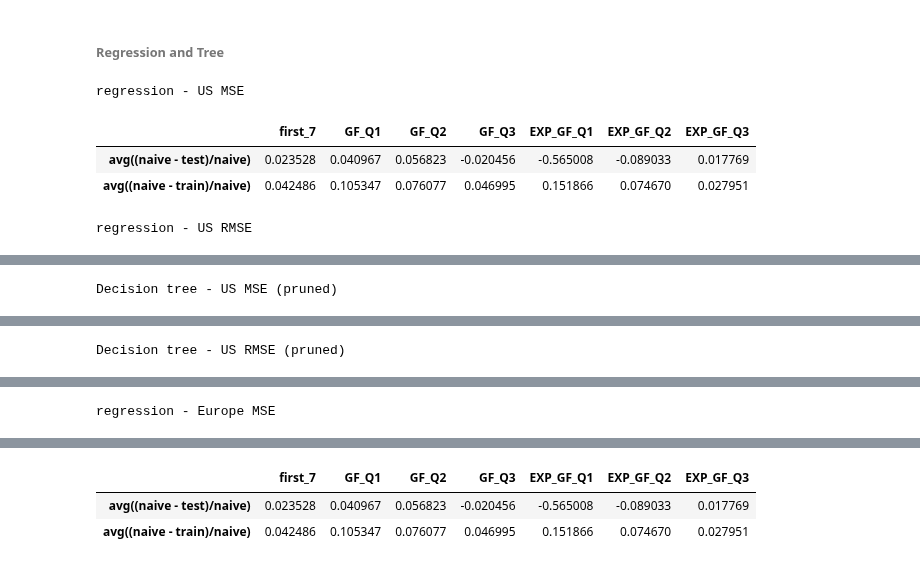
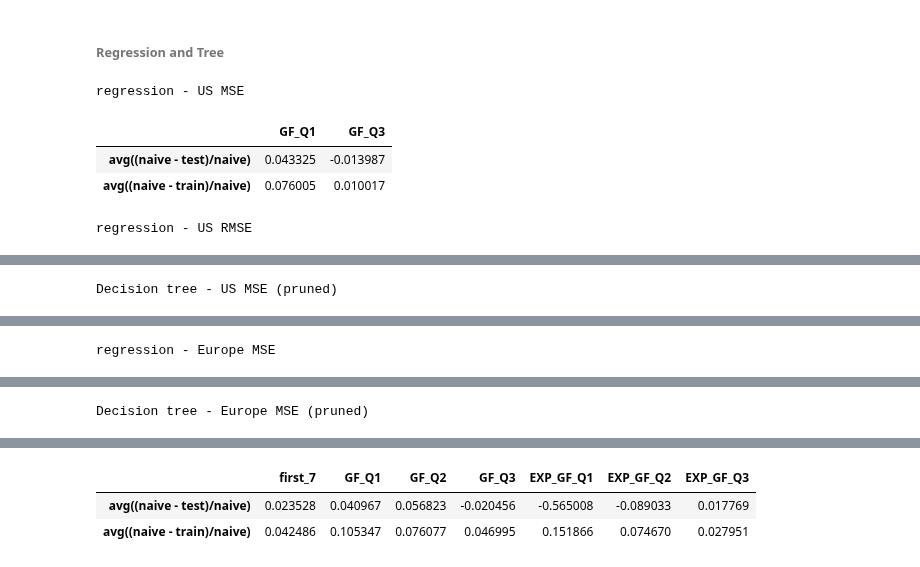
Before and after one commit to hopl1t/covid19, a Jupyter notebook: notebooks/regression_and_tree.ipynb, the cells around one changed output, grey strips where cells are left out. Drawn from its saved outputs; the diff is of its cells as text; code cells hidden in the pictures.

Commit message:
Added new features and adjusted-gf to regression_and_tree

```diff
--- a/notebooks/regression_and_tree.ipynb
+++ b/notebooks/regression_and_tree.ipynb
@@ -259,20 +295,4 @@ Some of the Province_State are nans (Not all countries have provinces)
 # %%
-hopkins_confirmed = pd.read_pickle(PICKLE_PATH)
-nan_countries = []
-nan_first_7 = []
-for column in hopkins_confirmed.columns:
-    any_nan = hopkins_confirmed[column].loc[:, 'data'].isna().any()
-    nulls = hopkins_confirmed[column].loc[:, 'data'].isna().tolist()
-    if any_nan:
-        size = len([nul for nul in nulls if nul])
-        print('{0}: {1}, {2}'.format(column, any_nan, size))
-        for i in range(len(nulls)):
-            if column == 'Country_Region':
-                nc = hopkins_confirmed['Country_Region'].index[i][0]
-                nan_countries.append(nc)
-            if column == 'first_7':
-                nc = hopkins_confirmed['first_7'].index[i][0]
-                nan_first_7.append(nc)
 # hopkins_confirmed.drop(nan_first_7, level=0, inplace=True) # This was removed because it was buggy. the dropna is better and robust
 hopkins_confirmed['Province_State'] = hopkins_confirmed['Province_State'].fillna('')
 hopkins_confirmed.dropna(inplace=True)
@@ -282,11 +302,15 @@ hopkins_confirmed.insert(4, 'tmp**2', np.nan)
 hopkins_confirmed.insert(4, 'tmp*rh', np.nan)
 hopkins_confirmed.insert(4, 'urb**2', np.nan)
 hopkins_confirmed.insert(4, 'tpc*max_cases', np.nan)
+hopkins_confirmed.insert(4, 'tests_per_million**2', np.nan)
+hopkins_confirmed.insert(4, 'imobility**2', np.nan)
 
 hopkins_confirmed['tmp**2'] = hopkins_confirmed['avg_interval_tmp'] ** 2
 hopkins_confirmed['tmp*rh'] = hopkins_confirmed['avg_interval_tmp'] * hopkins_confirmed['avg_interval_RH']
 hopkins_confirmed['urb**2'] = hopkins_confirmed['Urbanization'] ** 2
 hopkins_confirmed['tpc*max_cases'] = hopkins_confirmed['Tests \ Pop'] * hopkins_confirmed['Max_Cases']
+hopkins_confirmed['tests_per_million**2'] = hopkins_confirmed['Tests per 1M'] ** 2
+hopkins_confirmed['imobility**2'] = hopkins_confirmed['avg_mobility'] ** 2
 # %%
 hopkins_confirmed.describe()
 # %% [output]
@@ -303,13 +327,16 @@ hopkins_confirmed.describe()
 # %% [markdown]
 ###### Regression and Tree
 # %%
-us_feature_cols = ['GDP', 'Urbanization', 'avg_interval_tmp', 'avg_interval_RH',\
-               'tmp**2', 'tmp*rh', 'urb**2', 'tpc*max_cases', 'Democracy', 'Median Age', 'Tests \ Pop']
+us_feature_cols = ['GDP', 'avg_interval_tmp', 'avg_interval_RH',\
+                   'tmp**2', 'tmp*rh', 'Urbanization', 'tpc*max_cases', 'Democracy',\
+                   'Median Age', 'Tests \ Pop', 'Gini Index', 'imobility**2']
 
-global_feature_cols = ['GDP', 'Urbanization', 'avg_interval_tmp', 'avg_interval_RH',\
-               'tmp**2', 'tmp*rh', 'urb**2', 'Democracy', 'Median Age']
+global_feature_cols = ['GDP', 'avg_interval_tmp', 'avg_interval_RH',\
+                       'tmp**2', 'tmp*rh', 'Urbanization', 'Democracy', 'Median Age',\
+                       'tests_per_million**2', 'imobility**2', 'Gini Index']
 
-label_cols = ['first_7', 'GF_Q1', 'GF_Q2', 'GF_Q3', 'EXP_GF_Q1', 'EXP_GF_Q2', 'EXP_GF_Q3']
+label_cols = ['GF_Q1', 'GF_Q3']
+
 coords = list(set(hopkins_confirmed.index.get_level_values(0)))
 euro_coords = [coord for coord in coords if (coord[0] > 36.7 and coord[1] > -16 and coord[1] < 25)]
 thrsh_data = hopkins_confirmed[hopkins_confirmed['GDP'] >= 40000]\
@@ -326,81 +353,49 @@ us_dt_sum, us_dt_full = dt(hopkins_confirmed[hopkins_confirmed['Country_Region']
                            us_feature_cols, label_cols, rmse=False, prune=True)
 
 
-us_dt_sum_rmse, us_dt_full_rmse = dt(hopkins_confirmed[hopkins_confirmed['Country_Region'] =='US'].copy(),\
-                                   us_feature_cols, label_cols, rmse=True, prune=True)
-
-
 euro_regr_sum, euro_regr_full = regression(hopkins_confirmed.loc[euro_coords, :, :].copy(),\
                                           global_feature_cols, label_cols, rmse=False)
-
-euro_regr_sum_rmse, euro_regr_full_rmse = regression(hopkins_confirmed.loc[euro_coords, :, :].copy(),\
-                                                      global_feature_cols, label_cols, rmse=True)
 
 euro_dt_sum, euro_dt_full = dt(hopkins_confirmed.loc[euro_coords, :, :].copy(),\
                               global_feature_cols, label_cols, rmse=False, prune=True)
 
-euro_dt_sum_rmse, euro_dt_full_rmse = dt(hopkins_confirmed.loc[euro_coords, :, :].copy(),\
-                                          global_feature_cols, label_cols, rmse=True, prune=True)
-
-global_regr_sum, global_regr_full = regression(hopkins_confirmed, global_feature_cols, label_cols, rmse=RMSE)
-global_regr_sum_rmse, global_regr_full_rmse =\
-                regression(hopkins_confirmed, global_feature_cols, label_cols, rmse=True)
+global_regr_sum, global_regr_full = regression(hopkins_confirmed, global_feature_cols, label_cols, rmse=False)
 
 global_dt_sum, global_dt_full = dt(hopkins_confirmed, global_feature_cols, label_cols, rmse=False, prune=True)
-global_dt_sum_rmse, global_dt_full_rmse = dt(hopkins_confirmed, global_feature_cols,\
-                                             label_cols, rmse=True, prune=True)
 
 thrsh_regr_sum, thrsh_regr_full = regression(thrsh_data, global_feature_cols, label_cols, rmse=False)
-thrsh_regr_sum_rmse, thrsh_regr_full_rmse = regression(thrsh_data, global_feature_cols, label_cols, rmse=True)
 
 thrsh_dt_sum, thrsh_dt_full = dt(thrsh_data, global_feature_cols, label_cols, rmse=False, prune=True)
-thrsh_dt_sum_rmse, thrsh_dt_full_rmse = dt(thrsh_data, global_feature_cols, label_cols, rmse=True, prune=True)
+
 
 print('\nregression - US MSE')
 us_regr_sum
 print('\nregression - US RMSE')
 us_regr_sum_rmse
 
 print('Decision tree - US MSE (pruned)')
 us_dt_sum
 
-print('Decision tree - US RMSE (pruned)')
-us_dt_sum_rmse
-
 print('\nregression - Europe MSE')
 euro_regr_sum
-
-print('\nregression - Europe RMSE')
-euro_regr_sum_rmse
 
 print('Decision tree - Europe MSE (pruned)')
 euro_dt_sum
 
-print('Decision tree - Europe RMSE (pruned)')
-euro_dt_sum_rmse
-
 print('\nregression - global with thresholds MSE')
 thrsh_regr_sum
-print('\nregression - global with thresholds RMSE')
-thrsh_regr_sum_rmse
 
 print('Decision tree - global with thresholds MSE (pruned)')
 thrsh_dt_sum
-print('Decision tree - global with thresholds RMSE (pruned)')
-thrsh_dt_sum_rmse
 
 print('\nregression - global MSE')
 global_regr_sum
-print('\nregression - global RMSE')
-global_regr_sum_rmse
 
 print('Decision tree - global MSE (pruned)')
 global_dt_sum
-print('Decision tree - global RMSE (pruned)')
-global_dt_sum_rmse
 # %% [output]
 regression - US MSE
-|  | first_7 | GF_Q1 | GF_Q2 | GF_Q3 | EXP_GF_Q1 | EXP_GF_Q2 | EXP_GF_Q3 |
-| avg((naive - test)/naive) | 0.023528 | 0.040967 | 0.056823 | -0.020456 | -0.565008 | -0.089033 | 0.017769 |
-| avg((naive - train)/naive) | 0.042486 | 0.105347 | 0.076077 | 0.046995 | 0.151866 | 0.074670 | 0.027951 |
+|  | GF_Q1 | GF_Q3 |
+| avg((naive - test)/naive) | 0.043325 | -0.013987 |
+| avg((naive - train)/naive) | 0.076005 | 0.010017 |
 regression - US RMSE
@@ -414 +409 @@ Decision tree - US MSE (pruned)
-Decision tree - US RMSE (pruned)
+regression - Europe MSE
@@ -418 +413 @@ Decision tree - US RMSE (pruned)
-regression - Europe MSE
+Decision tree - Europe MSE (pruned)
```
Also changed, not shown: parts of 12 cells of this notebook, 50 other files.
